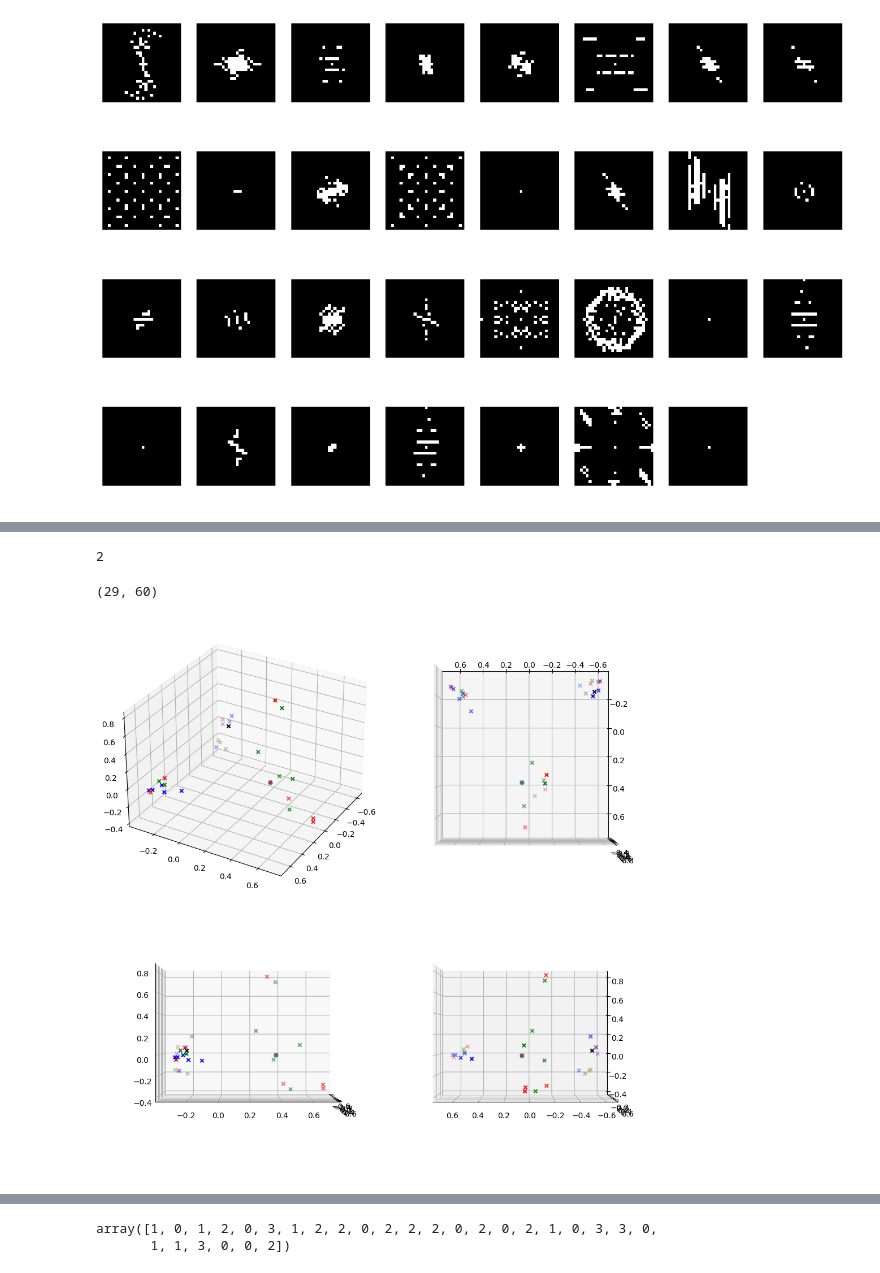
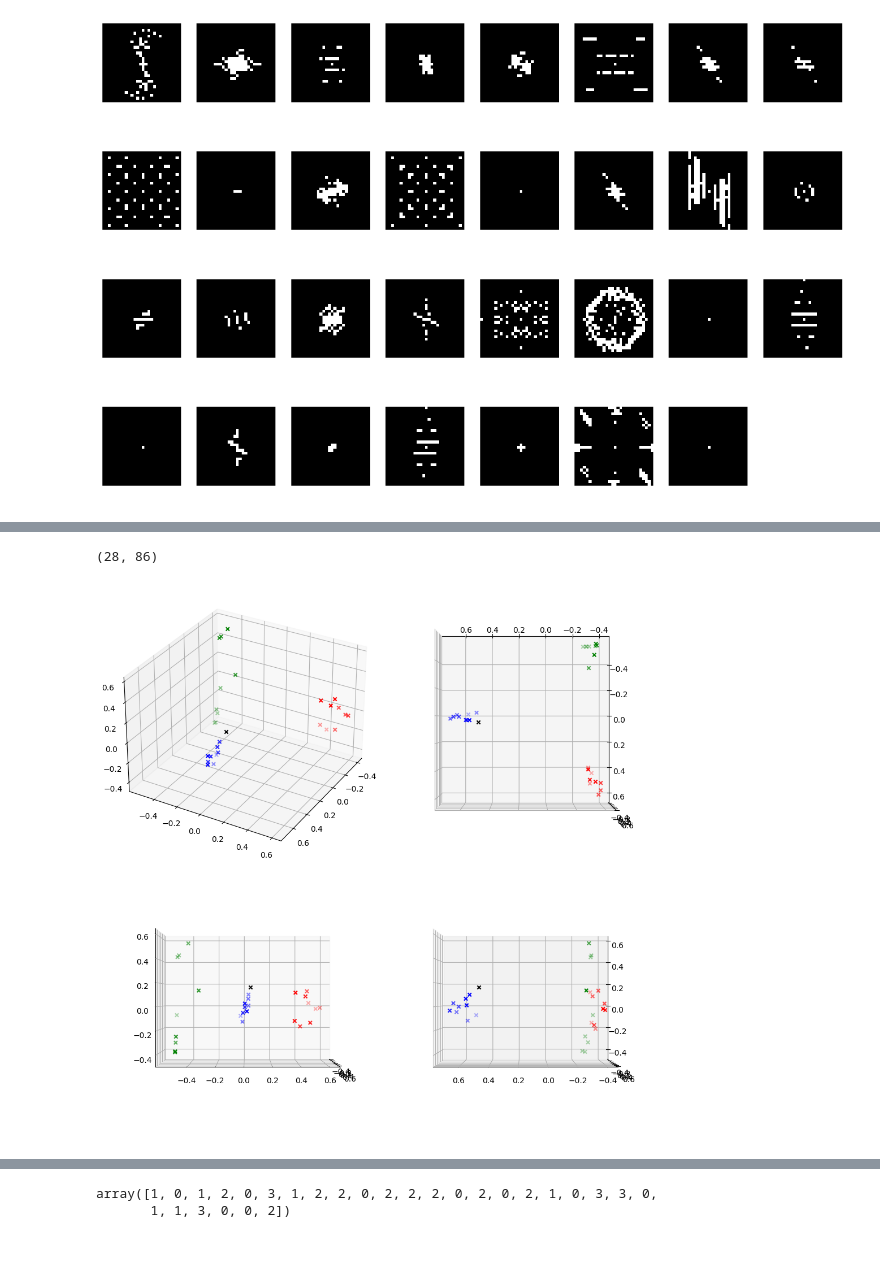
Before and after one commit to Jennifer2001-lab/iapr, a Jupyter notebook: project/features_encore_art.ipynb, the cells around one changed output, grey strips where cells are left out. Cells and saved outputs as stored; diff of their text form; code cells hidden in the pictures.

```diff
--- a/project/features_encore_art.ipynb
+++ b/project/features_encore_art.ipynb
@@ -95,5 +225,5 @@ imgs = {i: load_input_image(i,folder="train2") for i in range(12)}
 # %%
-index_img = 3
+index_img = 5
 img = imgs[index_img]
 seg = Segementation(img)
 seg.find_pieces()
@@ -145,40 +281,0 @@ for j, index in enumerate(indexes):
-# %%
-a = np.array([[0,5,3], [1,2,0], [0,1,0]])
-b = np.array([[1,1,0], [0,1,0], [0,0,1]], dtype=bool)
-np.sum(a[b]) + np.sum((-a)[~b])
-# %% [output]
-2
-# %%
-from sklearn.preprocessing import normalize
-
-def create_nearest_white_pixel_map(image):
-    inverted_image = np.logical_not(image)
-    distance_map = distance_transform_edt(inverted_image)
-    nearest_white_pixel_map = distance_map.astype("int")
-
-    return nearest_white_pixel_map
-
-def get_distances(pieces):
-
-    bin_imgs = []
-    distance_maps   = []
-    distance_maps_2 = []
-
-    distances = []
-
-    for img in pieces:
-        transform = np.fft.fft2(rgb2gray(img))
-        fshift = np.fft.fftshift(transform)
-        bin_img = np.log(np.abs(fshift[50:-50, 50:-50]))>5.5
-        bin_imgs.append(bin_img)
-        distance_maps.append(create_nearest_white_pixel_map(bin_img))
-
-    for map in distance_maps:
-
-        arr = np.array([min(np.sum(map[b]), np.sum(map[b.T])) for b in bin_imgs])
-        distances.append(arr)
-
-    distances = np.array(distances)
-    normalized_distances = normalize(distances, axis=0)
-
-    return normalized_distances
@@ -276,8 +282,8 @@ def get_features(img):
 # %%
 features = np.array([get_features(seg.pieces[i]) for i in range(len(seg.pieces))])
-#features = np.hstack([features, get_distances(seg.pieces)])
+features = np.hstack([features, get_distances(seg.pieces, 4.5)])
 features = (features - np.mean(features, axis=0)) / np.maximum(1e-10, np.std(features, axis=0))
 features.shape
 # %% [output]
-(29, 60)
+(28, 86)
 # %%
@@ -286,21 +290,20 @@ from sklearn.decomposition import PCA, KernelPCA
 pca = KernelPCA(n_components=3,kernel="rbf")
 features_PCA = pca.fit_transform(features)
 # %%
-import matplotlib.pyplot as plt
+indexes = sorted_pieces[index_img]
 
 colors = ["r", "g", "b", "k", "c", "m"]
 orientation = [(30, 30), (90, 90), (0, 0), (0, 90)]
 
 fig = plt.figure(figsize=(10, 10))
 for i, o in enumerate(orientation):
     ax = fig.add_subplot(2, 2, i + 1, projection="3d")
     for j, index in enumerate(indexes):
-        out = 6
         ax.scatter(*features_PCA[index].T, c=colors[j], marker="x")
-        ax.scatter(*features_PCA[out].T, marker='o', c='c')
         ax.view_init(elev=o[0], azim=o[1])
 
 plt.tight_layout()
+# plt.savefig(f'classification_{index_img}')
 plt.show()
 # %% [output]
-[figure, old version]
+[figure, new version]
```
Also changed, not shown: parts of 14 cells of this notebook, 12 other files.
